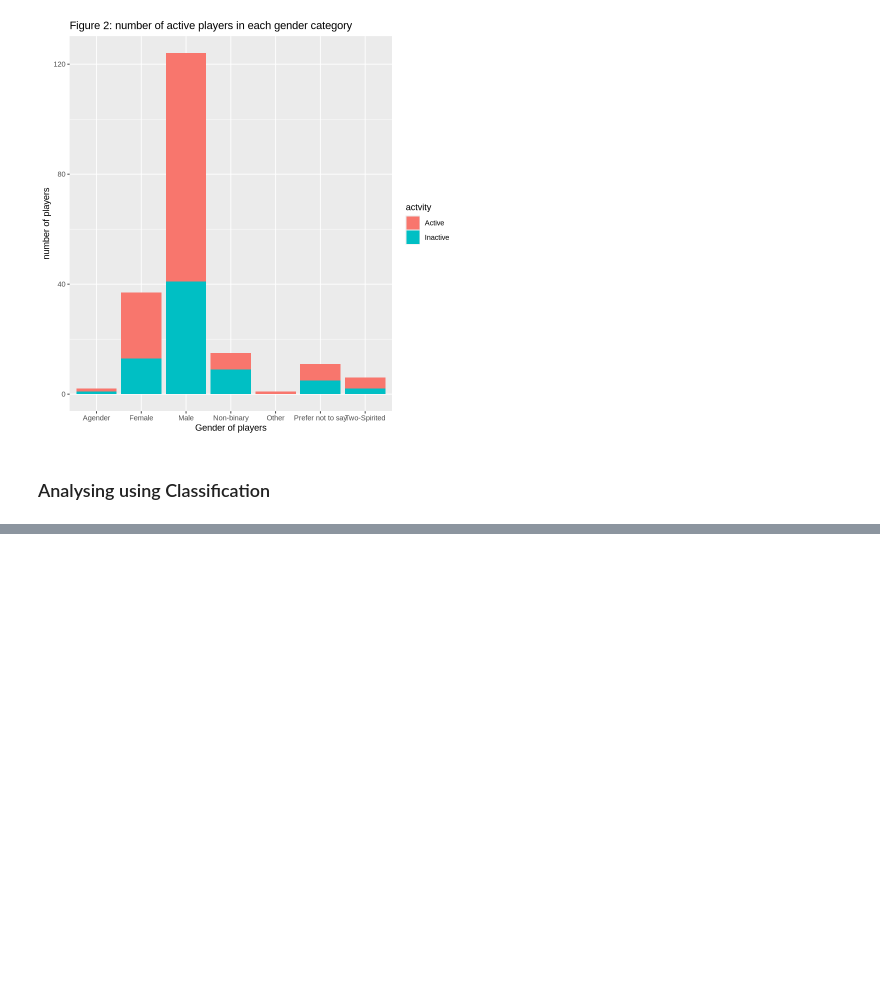
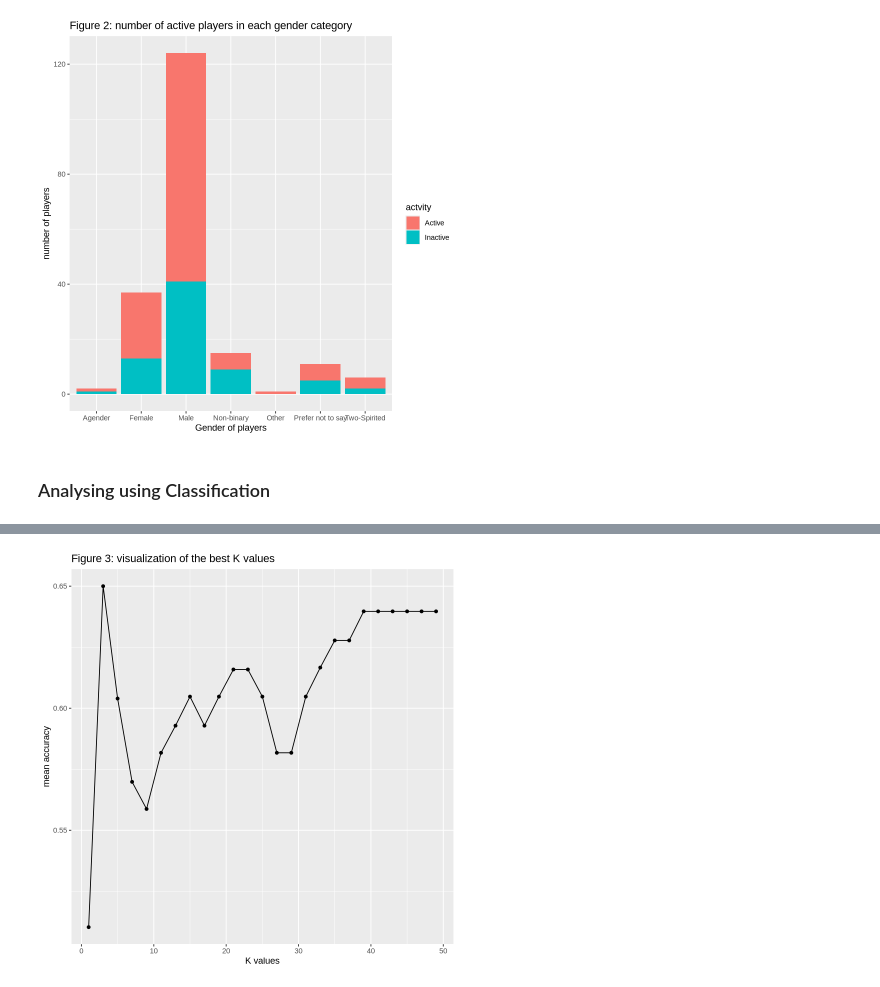
Before and after one commit to lucychenyun/DSCI100-Project-Group, a Jupyter notebook: Project.ipynb, the cells around one changed output, grey strips where cells are left out. Drawn from its saved outputs; the diff is of its cells as text; code cells hidden in the pictures; blank space fills up the shorter version.

```diff
--- a/Project.ipynb
+++ b/Project.ipynb
@@ -119,3 +129,8 @@ plot_2
 [figure]
 # %% [markdown]
 ### Analysing using Classification
+# %%
+data_split <- initial_split(player_data_2, prop = 0.75, strata=active)
+training_data <- training(data_split)
+testing_data <- testing(data_split)
+training_data
@@ -121,0 +157,15 @@ plot_2
+# %%
+recipe <- recipe(active ~experience+gender+Age, data=training_data)
+knn_tune <- nearest_neighbor(weight_func="rectangular", neighbors=tune())|>
+    set_engine("kknn")|>
+    set_mode("classification")
+vfold <- vfold_cv(training_data, v=5, strata=active)
+k_vals <- tibble(neighbors=seq(from=1, to=50, by=2))
+knn_metric <- workflow()|>
+    add_recipe(recipe)|>
+    add_model(knn_tune)|>
+    tune_grid(resample=vfold, grid=k_vals)|>
+    collect_metrics()
+accuracy <- knn_metric |>
+    filter(.metric == "accuracy")
+accuracy
@@ -121,0 +204,11 @@ plot_2
+# %%
+accuracy_plot <- accuracy |>
+    ggplot(aes(x=neighbors, y=mean))+
+    geom_point()+
+    geom_line()+
+    xlab("K values")+
+    ylab("mean accuracy")+
+    ggtitle("Figure 3: visualization of the best K values")
+accuracy_plot
+# %% [output]
+[figure, added]
```
Also changed, not shown: parts of 6 cells of this notebook.
